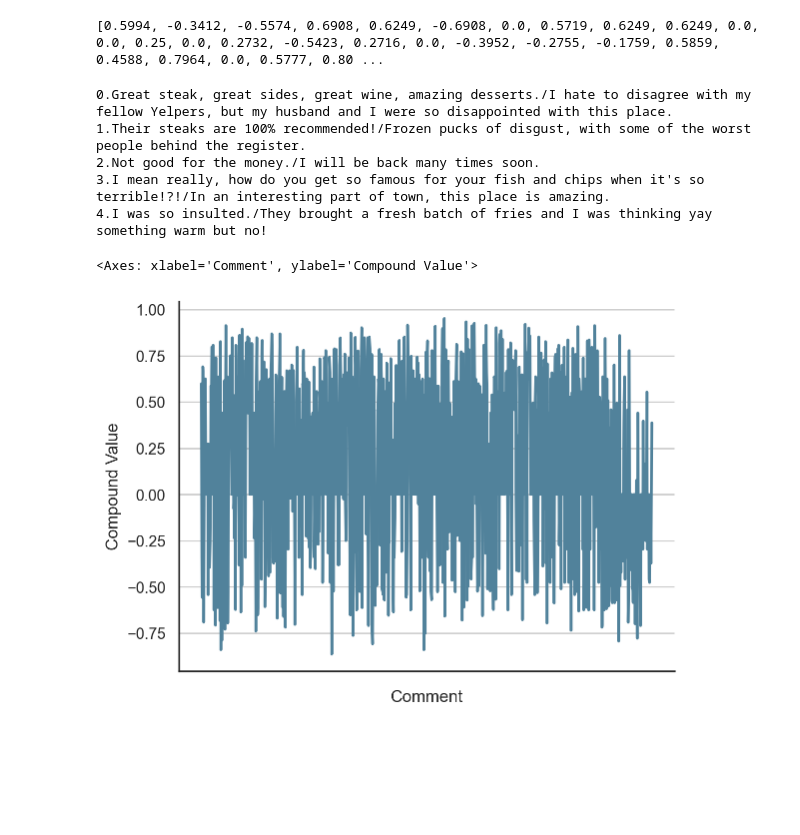
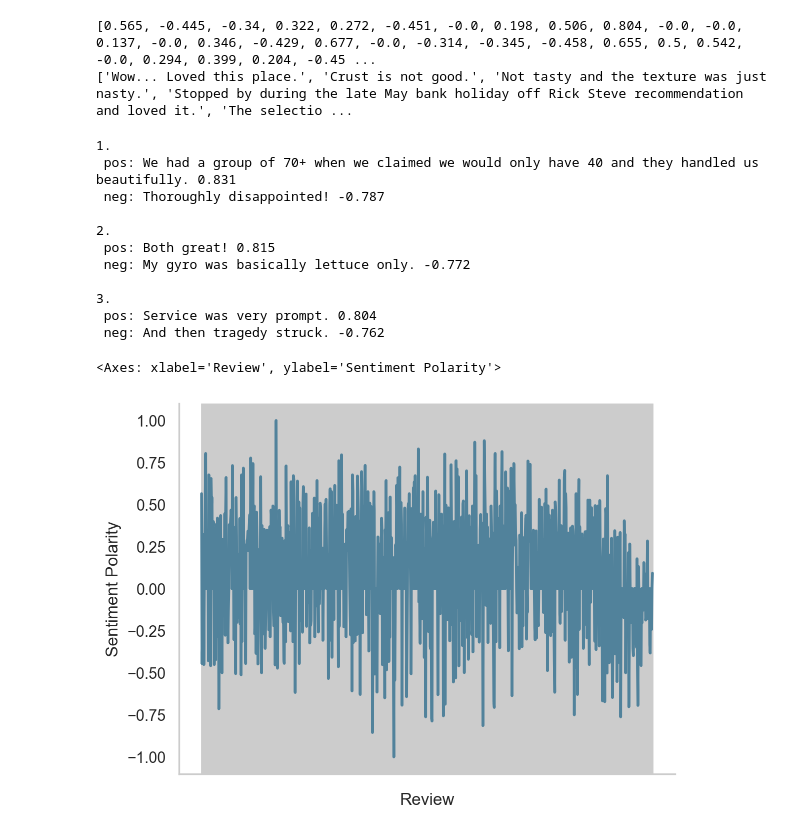
Before and after one commit to MJHendricks/sentiment-analysis, a Jupyter notebook: sentiment_analysis.ipynb, the cells around one changed output. Saved outputs shown, nothing was run; the diff lists cells and outputs as text; code cells hidden in the pictures; blank space fills up the shorter version.

Commit message:
modified:   out.csv 	modified:   sentiment_analysis.ipynb

```diff
--- a/sentiment_analysis.ipynb
+++ b/sentiment_analysis.ipynb
@@ -13,12 +13,12 @@ sns.set_context('notebook')
 # %%
 # read the file into a list for analysis
 df = pd.read_excel('reviews.xlsx', sheet_name='Restaurant_Reviews')
-sen_list = []
+review_list = []
 for values in df.values:
     if not isinstance(values[0], float):
-        sen_list.append(values[0])
+        review_list.append(values[0])
 
-sen_list
+review_list
 # %% [output]
 ['Wow... Loved this place.',
  'Crust is not good.',
@@ -37,49 +37,65 @@ sen_list
  'Overall I was not impressed and would not go back.',
  "The whole experience was underwhelming, and I think we'll just go to Ninja Sushi next time.",
  "Then, as if I hadn't wasted enough of my life there, they poured salt in the wound by drawing out the time it took to bring the check."]
-# %%
-# analyse each element of list and generate a compound value based on sentiment
-compound_values = []
-for sen in sen_list:
-    compound_values.append(sia.polarity_scores(sen)["compound"])
-
-print(compound_values)
-# %% [output]
-[0.5994, -0.3412, -0.5574, 0.6908, 0.6249, -0.6908, 0.0, 0.5719, 0.6249, 0.6249, 0.0, 0.0, 0.25, 0.0, 0.2732, -0.5423, 0.2716, 0.0, -0.3952, -0.2755, -0.1759, 0.5859, 0.4588, 0.7964, 0.0, 0.5777, 0.80 ...
+# %%
+# analyse each element of list and fill arrays with positive and negative sentiments seperately.
+sentiment_polarity = []
+sentiment_review = []
+
+for sen in review_list:
+    if sia.polarity_scores(sen)["pos"] > sia.polarity_scores(sen)["neg"]:
+        sentiment_polarity.append(sia.polarity_scores(sen)["pos"])
+    else:
+        sentiment_polarity.append(sia.polarity_scores(sen)["neg"] * -1)
+    sentiment_review.append(sen)
+
+print(sentiment_polarity)
+print(sentiment_review)
+# %% [output]
+[0.565, -0.445, -0.34, 0.322, 0.272, -0.451, -0.0, 0.198, 0.506, 0.804, -0.0, -0.0, 0.137, -0.0, 0.346, -0.429, 0.677, -0.0, -0.314, -0.345, -0.458, 0.655, 0.5, 0.542, -0.0, 0.294, 0.399, 0.204, -0.45 ...
+['Wow... Loved this place.', 'Crust is not good.', 'Not tasty and the texture was just nasty.', 'Stopped by during the late May bank holiday off Rick Steve recommendation and loved it.', 'The selectio ...
 # %%
 # create a new csv with the string + compound value
-df_out = pd.DataFrame({"line": sen_list,
-                      "compound_values": compound_values})
+df_out = pd.DataFrame({"review": sentiment_review,
+                      "sentiment_polarity": sentiment_polarity })
 df_out.to_csv('out.csv', index=False)
 # %%
-# print 5 highest and 5 lowest compound values
-for i in range(5):
-    highest_pos = sen_list[compound_values.index(max(compound_values))]
-    lowest_pos = sen_list[compound_values.index(min(compound_values))]
+# print 5 highest and 5 lowest values
+for i in range(3):
+    highest_pos = sentiment_review[sentiment_polarity.index(max(sentiment_polarity))]
+    lowest_pos = sentiment_review[sentiment_polarity.index(min(sentiment_polarity))]
 
-    print(str(i) + "." + highest_pos + "/" + lowest_pos)
-    compound_values.pop(compound_values.index(max(compound_values)))
-    compound_values.pop(compound_values.index(min(compound_values)))
+    print(str(i+1) + ". \n pos: " + highest_pos + " " + str(max(sentiment_polarity)) +"\n neg: " + lowest_pos + " " + str(min(sentiment_polarity)) + "\n")
+    sentiment_polarity.pop(sentiment_polarity.index(max(sentiment_polarity)))
+    sentiment_review.pop(sentiment_polarity.index(max(sentiment_polarity)))
+    sentiment_polarity.pop(sentiment_polarity.index(min(sentiment_polarity)))
+    sentiment_review.pop(sentiment_polarity.index(min(sentiment_polarity)))
 # %% [output]
-0.Great steak, great sides, great wine, amazing desserts./I hate to disagree with my fellow Yelpers, but my husband and I were so disappointed with this place.
-1.Their steaks are 100% recommended!/Frozen pucks of disgust, with some of the worst people behind the register.
-2.Not good for the money./I will be back many times soon.
-3.I mean really, how do you get so famous for your fish and chips when it's so terrible!?!/In an interesting part of town, this place is amazing.
-4.I was so insulted./They brought a fresh batch of fries and I was thinking yay something warm but no!
+1.
+ pos: We had a group of 70+ when we claimed we would only have 40 and they handled us beautifully. 0.831
+ neg: Thoroughly disappointed! -0.787
+
+2.
+ pos: Both great! 0.815
+ neg: My gyro was basically lettuce only. -0.772
+
+3.
+ pos: Service was very prompt. 0.804
+ neg: And then tragedy struck. -0.762
 # %%
 # create a line graph to visualize the ups and downs
-line = sns.lineplot(x='line',
-                    y='compound_values',
+line = sns.lineplot(x='review',
+                    y='sentiment_polarity',
                     data=df_out,
                     color='#51829B',
                     linewidth=2)
 line.set(xticklabels=[])
 sns.despine()
 sns.set_style("white")
 line.grid(axis='y')
-plt.xlabel('Comment')
-plt.ylabel('Compound Value')
+plt.xlabel('Review')
+plt.ylabel('Sentiment Polarity')
 line
 # %% [output]
-<Axes: xlabel='Comment', ylabel='Compound Value'>
+<Axes: xlabel='Review', ylabel='Sentiment Polarity'>
-[figure, old version]
+[figure, new version]
```
Also changed, not shown: parts of 1 cell of this notebook, 1 other file.
